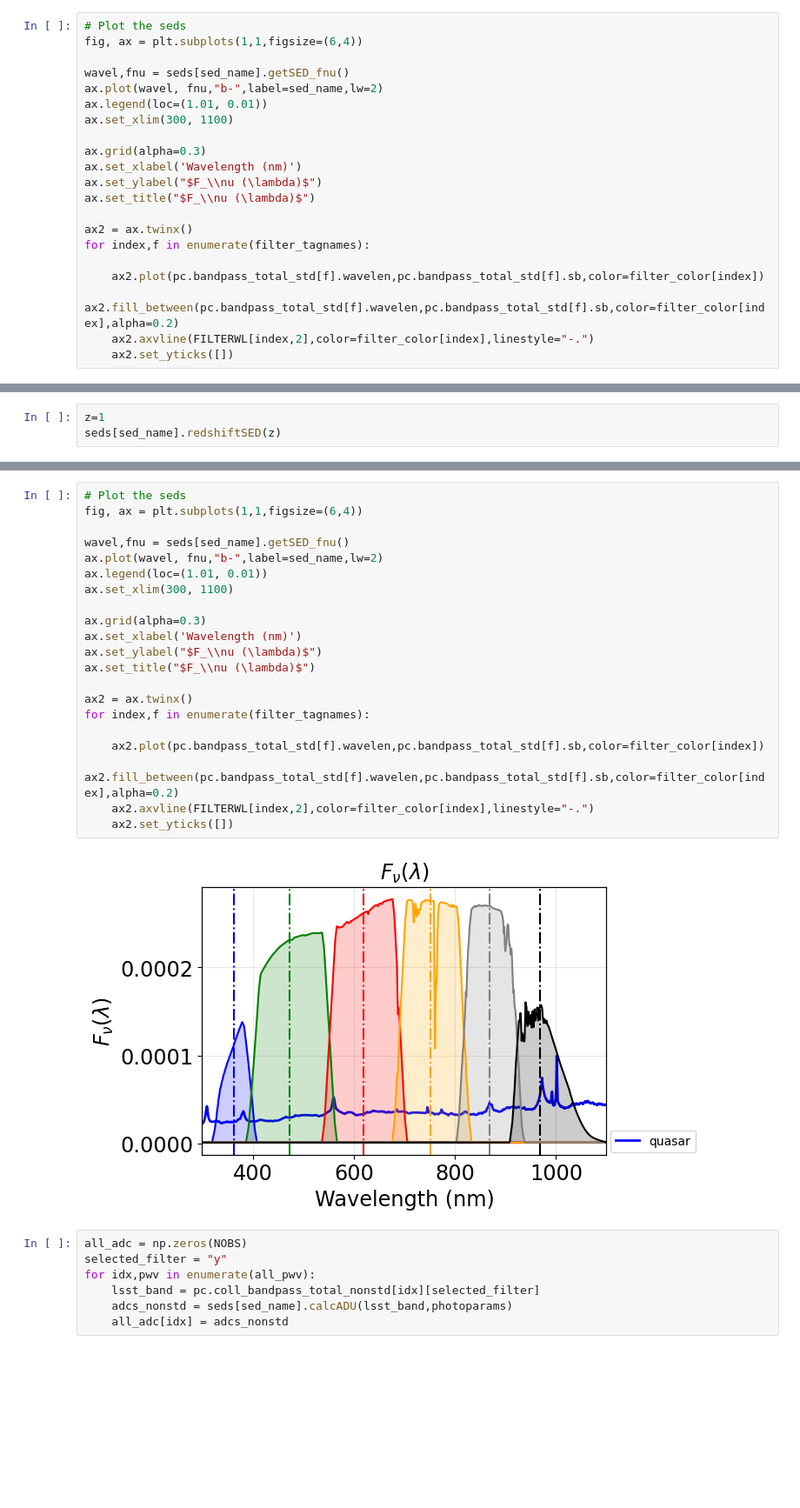
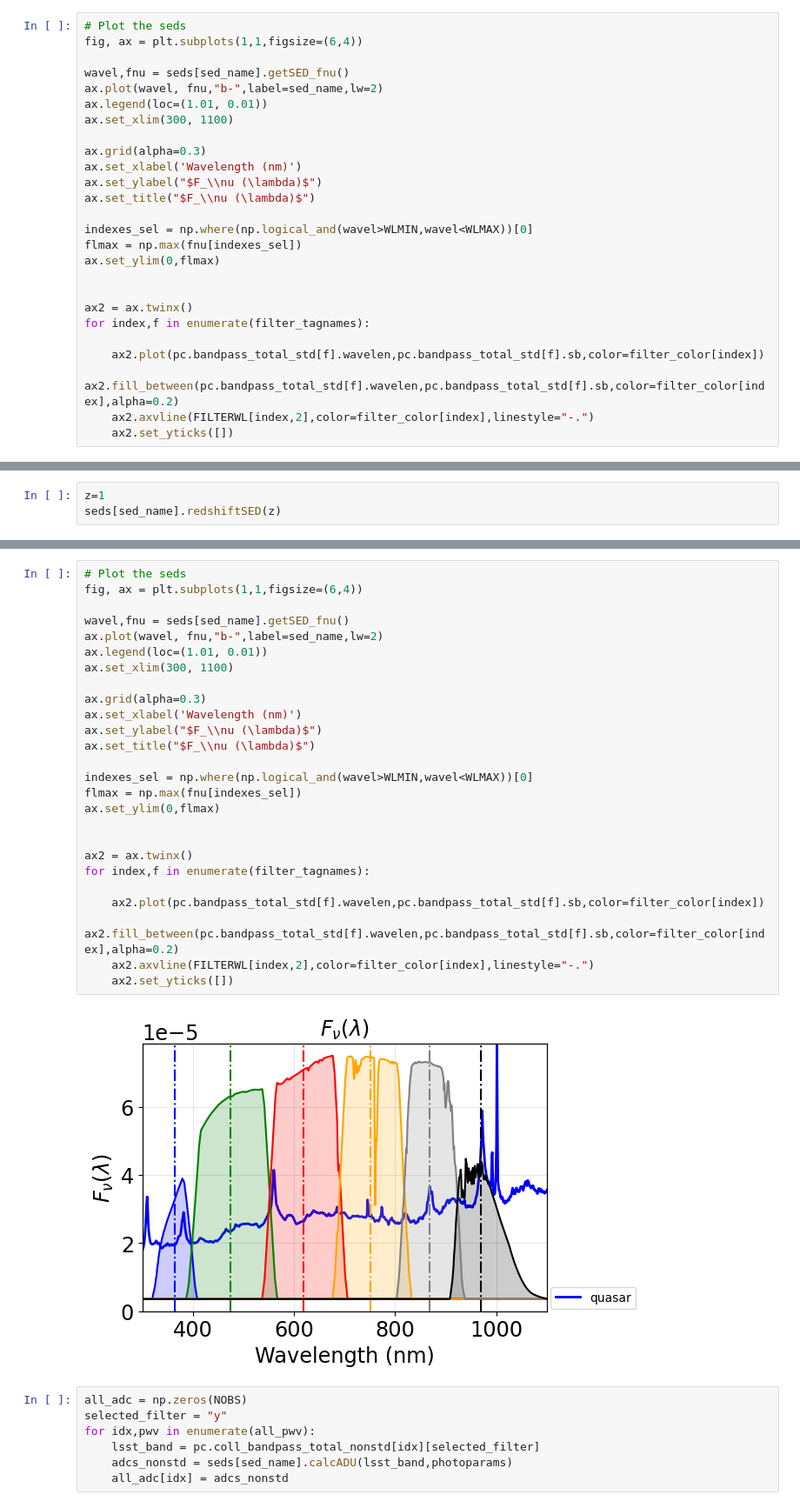
Before and after one commit to sylvielsstfr/RubinLSSTPhotometricCorrTuto, a Jupyter notebook: notebooks/02_PhotometricCorrections/02b_SEDshapeEstimation.ipynb, the cells around one changed output, grey strips where cells are left out. Shown at 87% size. Drawn from its saved outputs; the diff is of its cells as text; blank space fills up the shorter version.

```diff
--- a/notebooks/02_PhotometricCorrections/02b_SEDshapeEstimation.ipynb
+++ b/notebooks/02_PhotometricCorrections/02b_SEDshapeEstimation.ipynb
@@ -275,6 +284,11 @@ ax.set_xlabel('Wavelength (nm)')
 ax.set_ylabel("$F_\\nu (\lambda)$")
 ax.set_title("$F_\\nu (\lambda)$")
 
+indexes_sel = np.where(np.logical_and(wavel>WLMIN,wavel<WLMAX))[0]
+flmax = np.max(fnu[indexes_sel])
+ax.set_ylim(0,flmax)
+
+
 ax2 = ax.twinx()
 for index,f in enumerate(filter_tagnames):
 
@@ -415,26 +433,31 @@ seds[sed_name].multiplyFluxNorm(flux_norm)
 # %%
 # Plot the seds
 fig, ax = plt.subplots(1,1,figsize=(6,4))
 
 wavel,fnu = seds[sed_name].getSED_fnu()
 ax.plot(wavel, fnu,"b-",label=sed_name,lw=2)
 ax.legend(loc=(1.01, 0.01))
 ax.set_xlim(300, 1100)
 
 ax.grid(alpha=0.3)
 ax.set_xlabel('Wavelength (nm)')
 ax.set_ylabel("$F_\\nu (\lambda)$")
 ax.set_title("$F_\\nu (\lambda)$")
 
+indexes_sel = np.where(np.logical_and(wavel>WLMIN,wavel<WLMAX))[0]
+flmax = np.max(fnu[indexes_sel])
+ax.set_ylim(0,flmax)
+
+
 ax2 = ax.twinx()
 for index,f in enumerate(filter_tagnames):
 
     ax2.plot(pc.bandpass_total_std[f].wavelen,pc.bandpass_total_std[f].sb,color=filter_color[index])
     ax2.fill_between(pc.bandpass_total_std[f].wavelen,pc.bandpass_total_std[f].sb,color=filter_color[index],alpha=0.2)
     ax2.axvline(FILTERWL[index,2],color=filter_color[index],linestyle="-.")
     ax2.set_yticks([])
 # %% [output]
-[figure, old version]
+[figure, new version]
 # %%
 all_adc = np.zeros(NOBS)
 selected_filter = "y"
```
Also changed, not shown: parts of 26 cells of this notebook.
